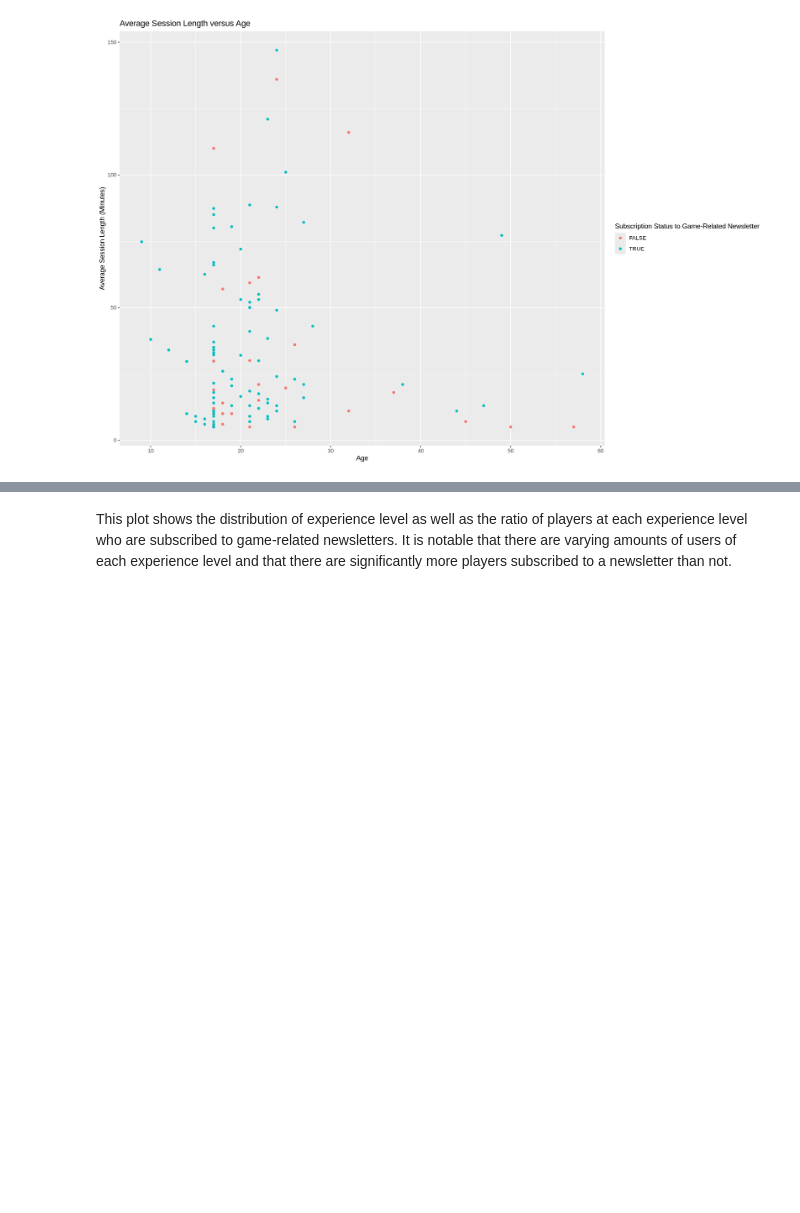
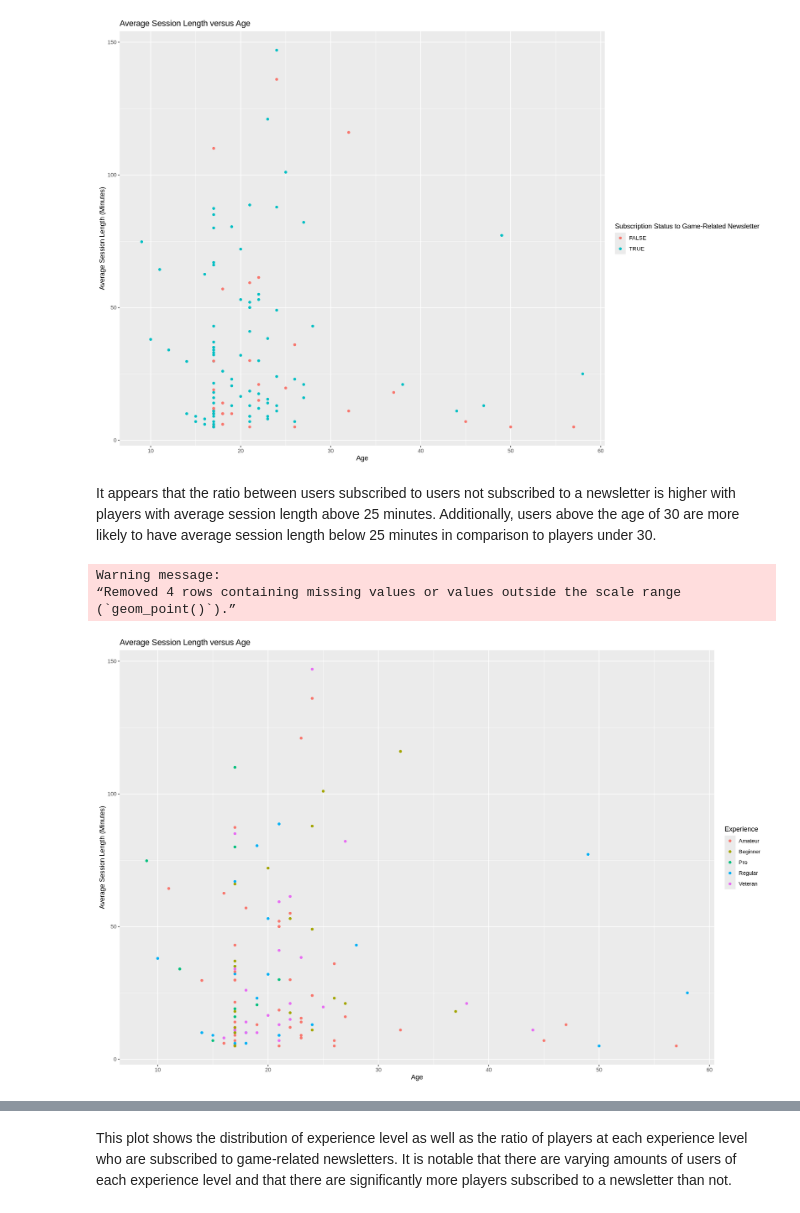
Before and after one commit to skylv777/Data_Science_Project, a Jupyter notebook: VideoGameProject.ipynb, the cells around one changed output, grey strips where cells are left out. Saved outputs shown, nothing was run; the diff lists cells and outputs as text; code cells hidden in the pictures; blank space fills up the shorter version.

```diff
--- a/VideoGameProject.ipynb
+++ b/VideoGameProject.ipynb
@@ -305,3 +321,19 @@ Warning message:
 “Removed 4 rows containing missing values or values outside the scale range
 (`geom_point()`).”
 [figure]
+# %% [markdown]
+It appears that the ratio between users subscribed to users not subscribed to a newsletter is higher with players with average session length above 25 minutes. Additionally, users above the age of 30 are more likely to have average session length below 25 minutes in comparison to players under 30.
+# %%
+average_age_experience_plot <- combined_data |>
+        ggplot(aes(x = Age, y = average_session_length, colour = experience)) +
+        geom_point() +
+        labs (x = "Age",
+              y = "Average Session Length (Minutes)",
+              colour = "Experience") +
+        ggtitle("Average Session Length versus Age")
+average_age_experience_plot
+# %% [output]
+Warning message:
+“Removed 4 rows containing missing values or values outside the scale range
+(`geom_point()`).”
+[figure, added]
```
Also changed, not shown: parts of 10 cells of this notebook.
